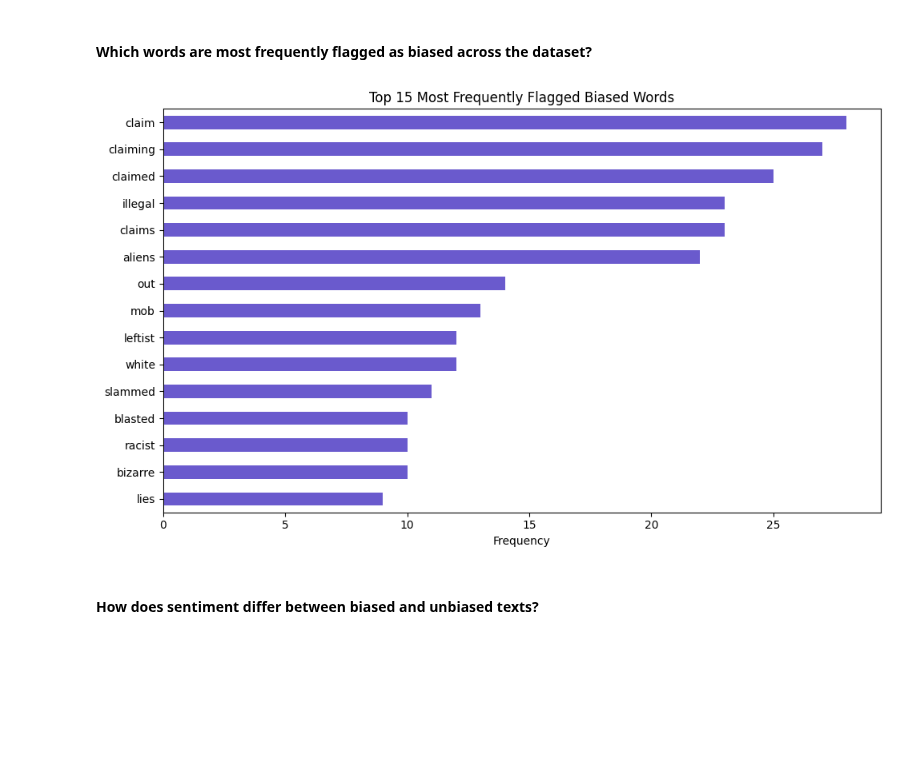
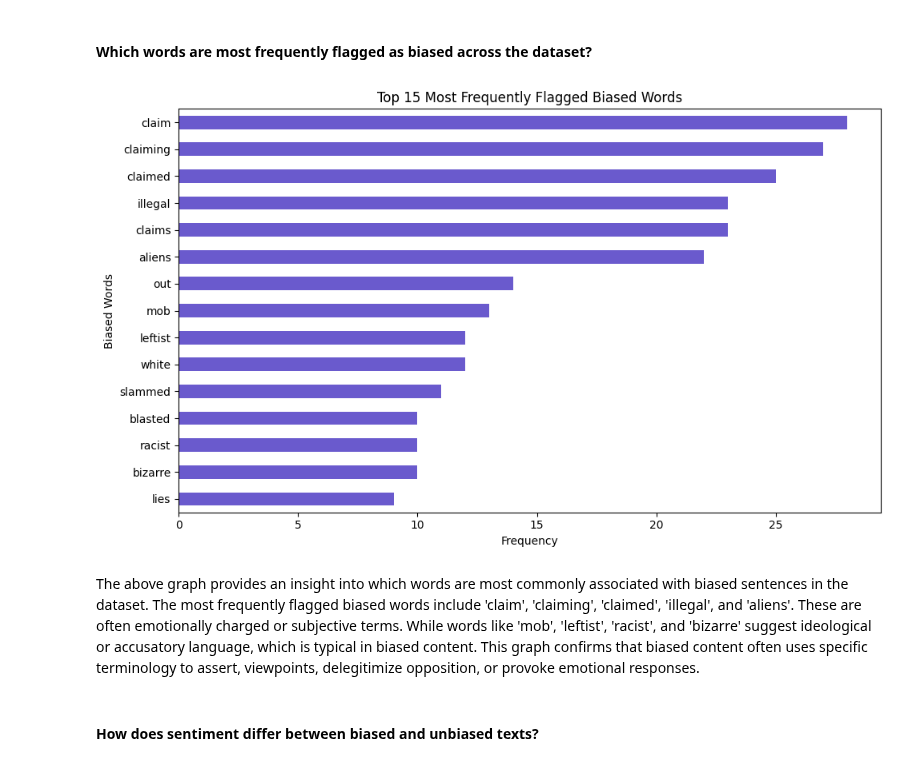
Before and after one commit to jeelfaldu7/may_code_jam_pudding, a Jupyter notebook: notebook_jeel.ipynb, the cells around one changed output. Drawn from its saved outputs; the diff is of its cells as text; code cells hidden in the pictures; blank space fills up the shorter version.

Commit message:
added graphs

```diff
--- a/notebook_jeel.ipynb
+++ b/notebook_jeel.ipynb
@@ -345,13 +345,16 @@ top_words = pd.Series(all_biased_words).value_counts().head(15)
 # %%
 # Upload
 # Plot
 top_words.plot(kind='barh', figsize=(10,6), color='slateblue')
+plt.title('Top 15 Most Frequently Flagged Biased Words')
 plt.xlabel('Frequency')
-plt.title('Top 15 Most Frequently Flagged Biased Words')
+plt.ylabel('Biased Words')
 plt.gca().invert_yaxis()
 plt.tight_layout()
 plt.show()
 # %% [output]
-[figure, old version]
+[figure, new version]
+# %% [markdown]
+The above graph provides an insight into which words are most commonly associated with biased sentences in the dataset. The most frequently flagged biased words include 'claim', 'claiming', 'claimed', 'illegal', and 'aliens'. These are often emotionally charged or subjective terms. While words like 'mob', 'leftist', 'racist', and 'bizarre' suggest ideological or accusatory language, which is typical in biased content. This graph confirms that biased content often uses specific terminology to assert, viewpoints, delegitimize opposition, or provoke emotional responses.
 # %% [markdown]
 #### How does sentiment differ between biased and unbiased texts?
```
Also changed, not shown: parts of 2 cells of this notebook.
